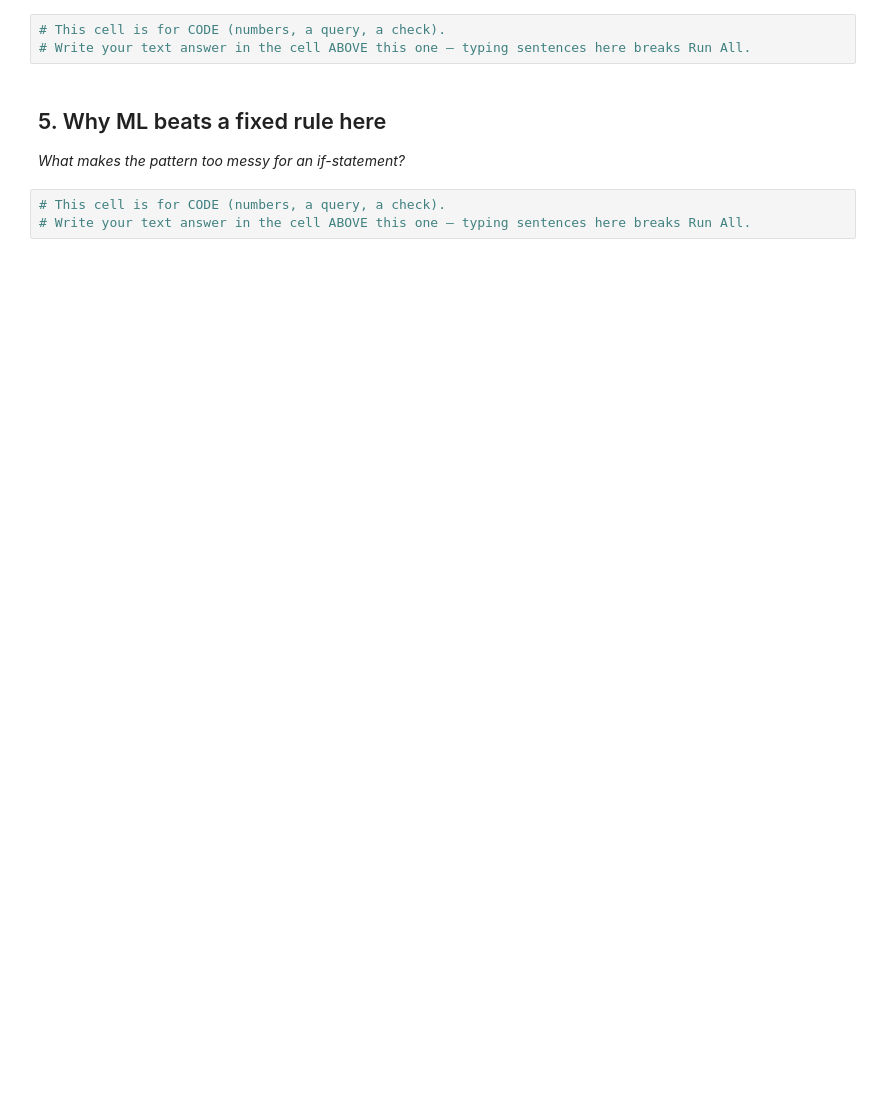
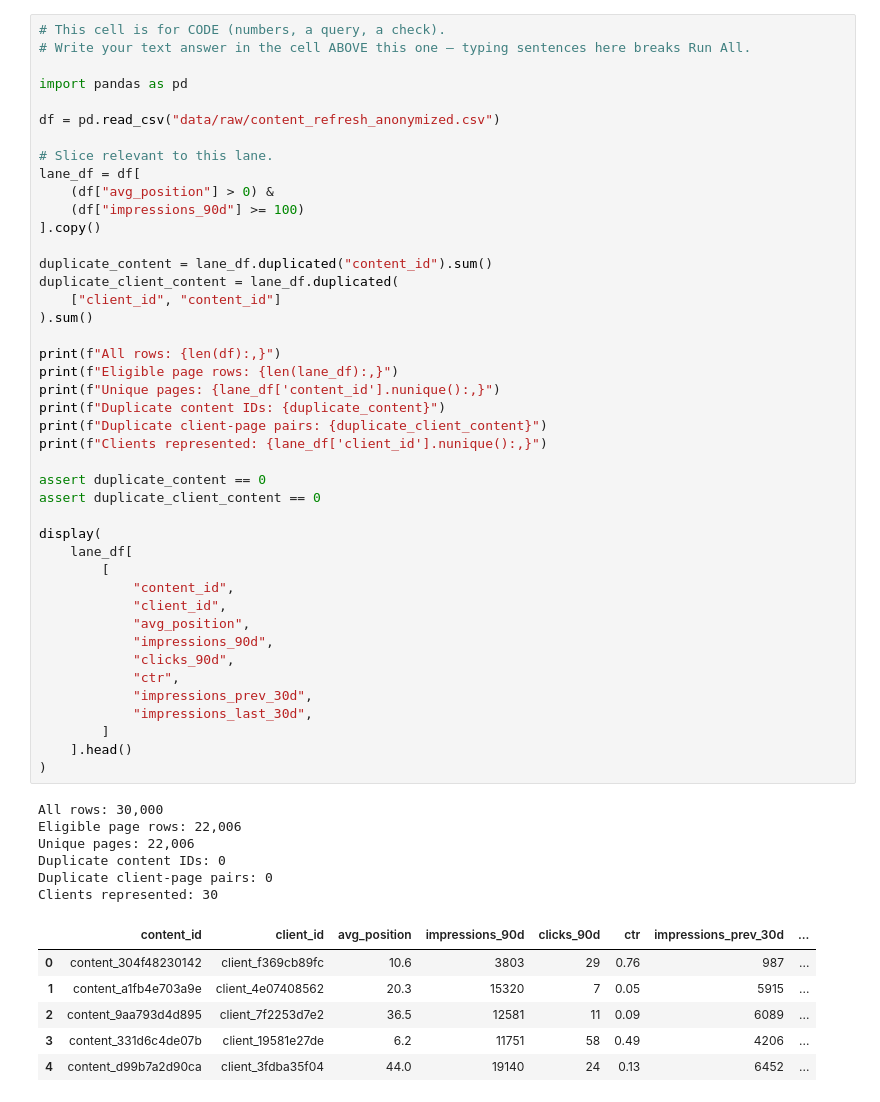
Before and after one commit to xiayicheng3-code/flyrank-ml-internship-starter-my-copy, a Jupyter notebook: work/notebooks/w02_ml_task_framing.ipynb, the cells around one changed output. Cells and saved outputs as stored; diff of their text form; blank space fills up the shorter version.

```diff
--- a/work/notebooks/w02_ml_task_framing.ipynb
+++ b/work/notebooks/w02_ml_task_framing.ipynb
@@ -34,10 +233,56 @@ This skeleton is yours to fill. Work the sections **in order** — each one has
-# %%
-# This cell is for CODE (numbers, a query, a check).
-# Write your text answer in the cell ABOVE this one — typing sentences here breaks Run All.
-# %% [markdown]
-## 5. Why ML beats a fixed rule here
-
-*What makes the pattern too messy for an if-statement?*
-# %%
-# This cell is for CODE (numbers, a query, a check).
-# Write your text answer in the cell ABOVE this one — typing sentences here breaks Run All.
+# %%
+# This cell is for CODE (numbers, a query, a check).
+# Write your text answer in the cell ABOVE this one — typing sentences here breaks Run All.
+
+import pandas as pd
+
+df = pd.read_csv("data/raw/content_refresh_anonymized.csv")
+
+# Slice relevant to this lane.
+lane_df = df[
+    (df["avg_position"] > 0) &
+    (df["impressions_90d"] >= 100)
+].copy()
+
+duplicate_content = lane_df.duplicated("content_id").sum()
+duplicate_client_content = lane_df.duplicated(
+    ["client_id", "content_id"]
+).sum()
+
+print(f"All rows: {len(df):,}")
+print(f"Eligible page rows: {len(lane_df):,}")
+print(f"Unique pages: {lane_df['content_id'].nunique():,}")
+print(f"Duplicate content IDs: {duplicate_content}")
+print(f"Duplicate client-page pairs: {duplicate_client_content}")
+print(f"Clients represented: {lane_df['client_id'].nunique():,}")
+
+assert duplicate_content == 0
+assert duplicate_client_content == 0
+
+display(
+    lane_df[
+        [
+            "content_id",
+            "client_id",
+            "avg_position",
+            "impressions_90d",
+            "clicks_90d",
+            "ctr",
+            "impressions_prev_30d",
+            "impressions_last_30d",
+        ]
+    ].head()
+)
+# %% [output]
+All rows: 30,000
+Eligible page rows: 22,006
+Unique pages: 22,006
+Duplicate content IDs: 0
+Duplicate client-page pairs: 0
+Clients represented: 30
+|  | content_id | client_id | avg_position | impressions_90d | clicks_90d | ctr | impressions_prev_30d | ... |
+| 0 | content_304f48230142 | client_f369cb89fc | 10.6 | 3803 | 29 | 0.76 | 987 | ... |
+| 1 | content_a1fb4e703a9e | client_4e07408562 | 20.3 | 15320 | 7 | 0.05 | 5915 | ... |
+| 2 | content_9aa793d4d895 | client_7f2253d7e2 | 36.5 | 12581 | 11 | 0.09 | 6089 | ... |
+| 3 | content_331d6c4de07b | client_19581e27de | 6.2 | 11751 | 58 | 0.49 | 4206 | ... |
+| 4 | content_d99b7a2d90ca | client_3fdba35f04 | 44.0 | 19140 | 24 | 0.13 | 6452 | ... |
```
Also changed, not shown: parts of 17 cells of this notebook.
